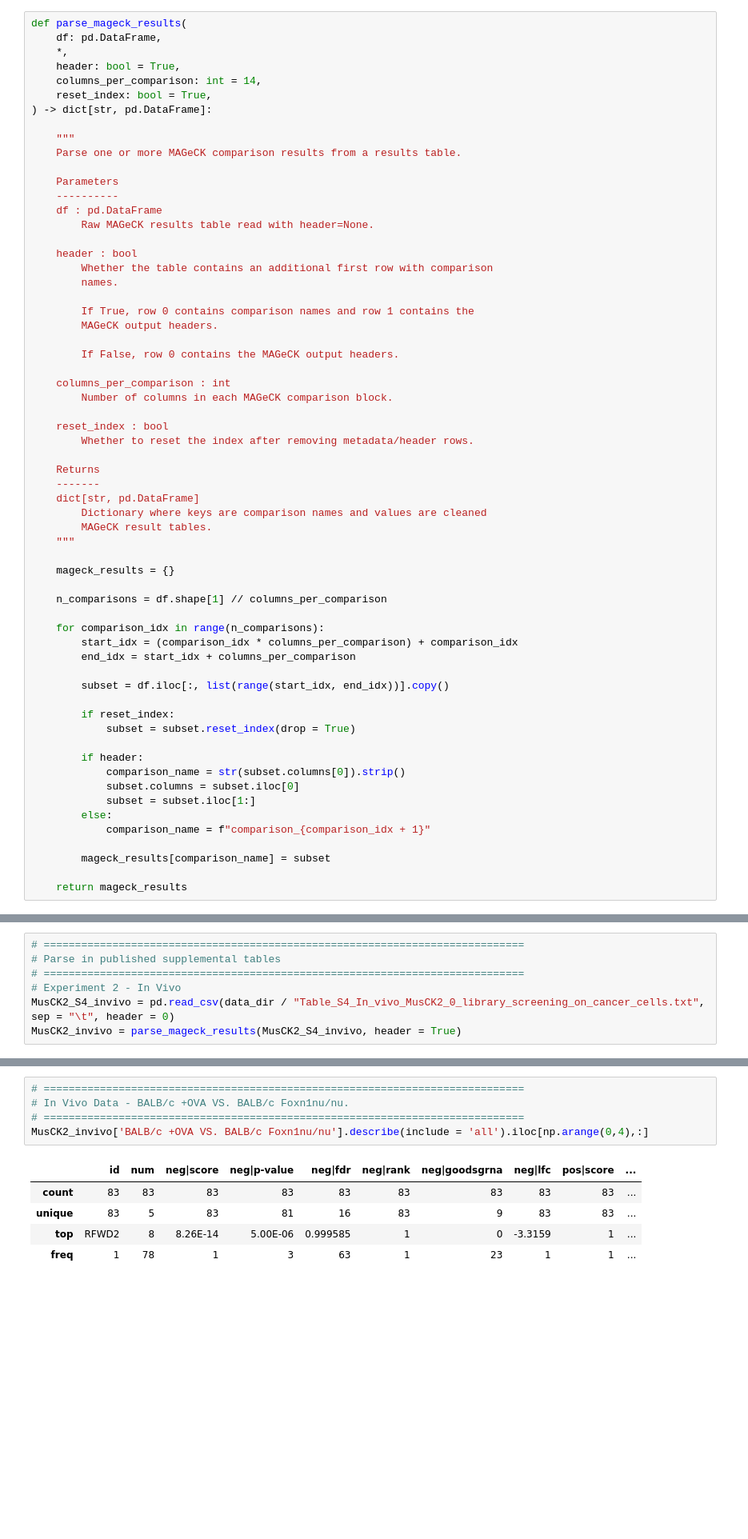
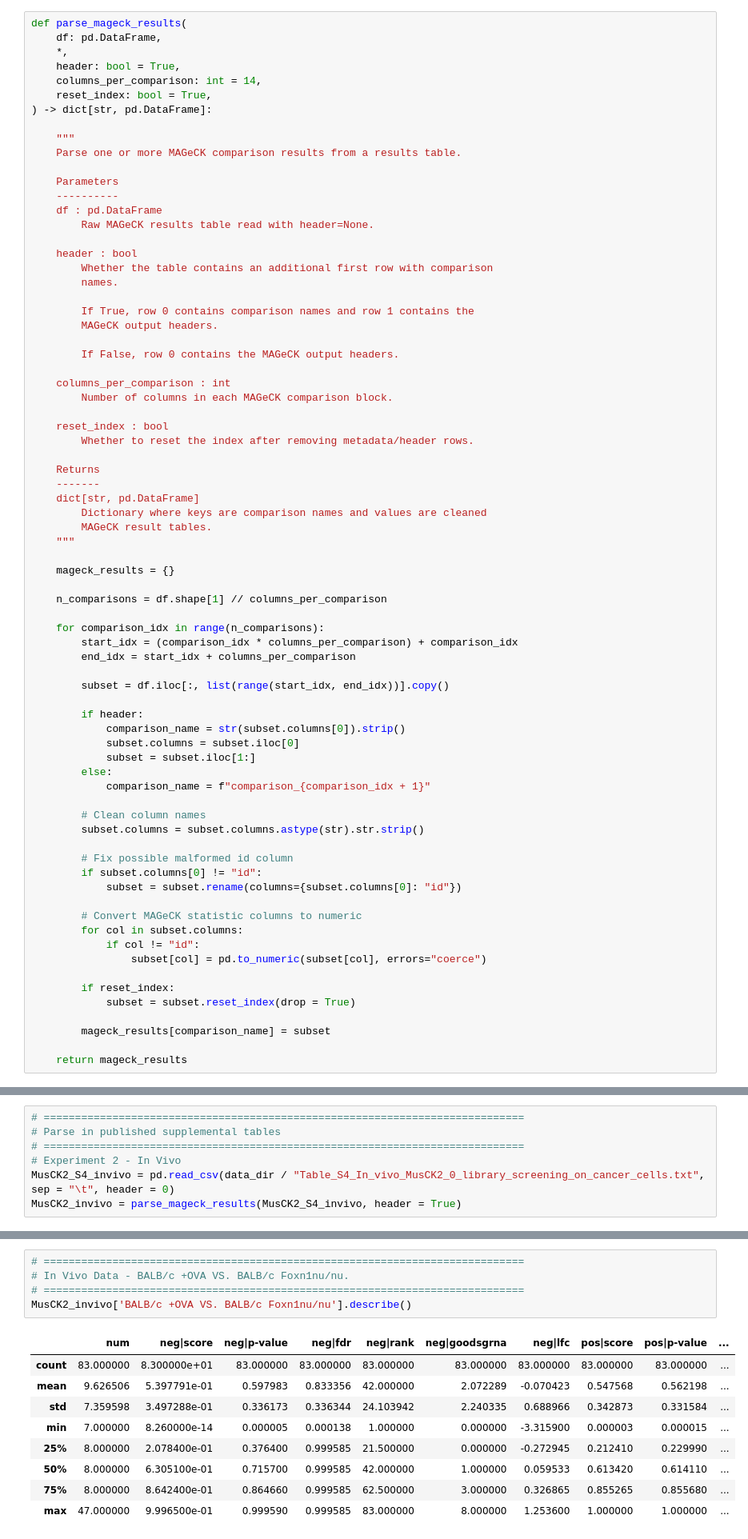
Before and after one commit to AWEyre7147/mouse-crispr-cop1-cell2021-replication, a Jupyter notebook: notebooks/Cop1-E3ligase-2021.ipynb, the cells around one changed output, grey strips where cells are left out. Shown at 80% size. Cells and saved outputs as stored; diff of their text form; blank space fills up the shorter version.

```diff
--- a/notebooks/Cop1-E3ligase-2021.ipynb
+++ b/notebooks/Cop1-E3ligase-2021.ipynb
@@ -93,9 +93,6 @@ def parse_mageck_results(
 
         subset = df.iloc[:, list(range(start_idx, end_idx))].copy()
 
-        if reset_index:
-            subset = subset.reset_index(drop = True)
-
         if header:
             comparison_name = str(subset.columns[0]).strip()
             subset.columns = subset.iloc[0]
@@ -103,6 +100,21 @@ def parse_mageck_results(
         else:
             comparison_name = f"comparison_{comparison_idx + 1}"
 
+        # Clean column names
+        subset.columns = subset.columns.astype(str).str.strip()
+
+        # Fix possible malformed id column
+        if subset.columns[0] != "id":
+            subset = subset.rename(columns={subset.columns[0]: "id"})
+
+        # Convert MAGeCK statistic columns to numeric
+        for col in subset.columns:
+            if col != "id":
+                subset[col] = pd.to_numeric(subset[col], errors="coerce")
+
+        if reset_index:
+            subset = subset.reset_index(drop = True)
+
         mageck_results[comparison_name] = subset
 
     return mageck_results
@@ -216,14 +244,18 @@ MusCK2_invivo['BALB/c VS. BALB/c Foxn1nu/nu'].describe(include = 'all').iloc[np.
 # %%
 # =============================================================================
 # In Vivo Data - BALB/c +OVA VS. BALB/c Foxn1nu/nu.
 # =============================================================================
-MusCK2_invivo['BALB/c +OVA VS. BALB/c Foxn1nu/nu'].describe(include = 'all').iloc[np.arange(0,4),:]
+MusCK2_invivo['BALB/c +OVA VS. BALB/c Foxn1nu/nu'].describe()
 # %% [output]
-|  | id | num | neg|score | neg|p-value | neg|fdr | neg|rank | neg|goodsgrna | neg|lfc | pos|score | ... |
-| count | 83 | 83 | 83 | 83 | 83 | 83 | 83 | 83 | 83 | ... |
-| unique | 83 | 5 | 83 | 81 | 16 | 83 | 9 | 83 | 83 | ... |
-| top | RFWD2 | 8 | 8.26E-14 | 5.00E-06 | 0.999585 | 1 | 0 | -3.3159 | 1 | ... |
-| freq | 1 | 78 | 1 | 3 | 63 | 1 | 23 | 1 | 1 | ... |
+|  | num | neg|score | neg|p-value | neg|fdr | neg|rank | neg|goodsgrna | neg|lfc | pos|score | pos|p-value | ... |
+| count | 83.000000 | 8.300000e+01 | 83.000000 | 83.000000 | 83.000000 | 83.000000 | 83.000000 | 83.000000 | 83.000000 | ... |
+| mean | 9.626506 | 5.397791e-01 | 0.597983 | 0.833356 | 42.000000 | 2.072289 | -0.070423 | 0.547568 | 0.562198 | ... |
+| std | 7.359598 | 3.497288e-01 | 0.336173 | 0.336344 | 24.103942 | 2.240335 | 0.688966 | 0.342873 | 0.331584 | ... |
+| min | 7.000000 | 8.260000e-14 | 0.000005 | 0.000138 | 1.000000 | 0.000000 | -3.315900 | 0.000003 | 0.000015 | ... |
+| 25% | 8.000000 | 2.078400e-01 | 0.376400 | 0.999585 | 21.500000 | 0.000000 | -0.272945 | 0.212410 | 0.229990 | ... |
+| 50% | 8.000000 | 6.305100e-01 | 0.715700 | 0.999585 | 42.000000 | 1.000000 | 0.059533 | 0.613420 | 0.614110 | ... |
+| 75% | 8.000000 | 8.642400e-01 | 0.864660 | 0.999585 | 62.500000 | 3.000000 | 0.326865 | 0.855265 | 0.855680 | ... |
+| max | 47.000000 | 9.996500e-01 | 0.999590 | 0.999585 | 83.000000 | 8.000000 | 1.253600 | 1.000000 | 1.000000 | ... |
 # %%
 # =============================================================================
 # In Vivo Data - BALB/c +OVA+anti-PD-1 antibody VS. BALB/c Foxn1nu/nu.
```
Also changed, not shown: parts of 5 cells of this notebook.
